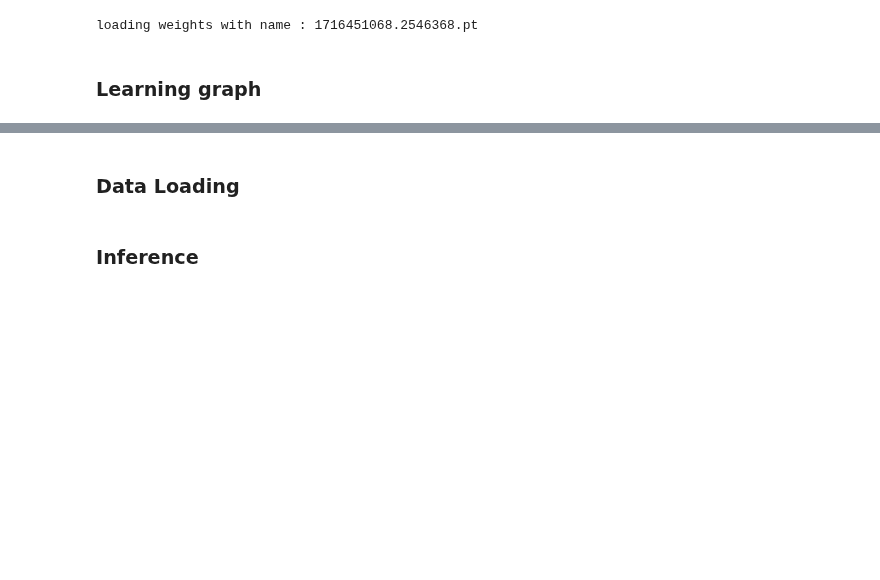
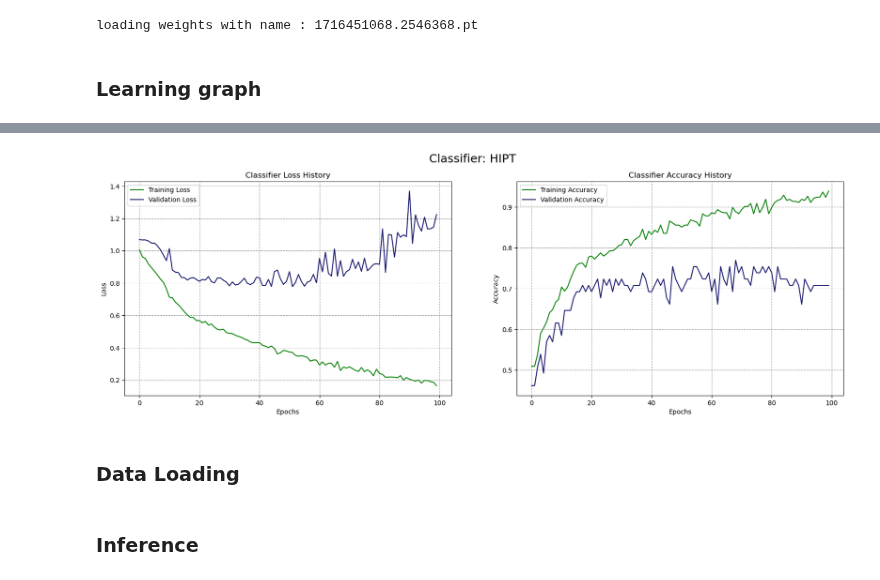
Before and after one commit to Devnetly/Breast-Cancer-Classification, a Jupyter notebook: notebooks/evaluation/attention_models/hipt.ipynb, the cells around one changed output, grey strips where cells are left out. Cells and saved outputs as stored; diff of their text form; code cells hidden in the pictures; blank space fills up the shorter version.

Commit message:
updating curves

```diff
--- a/notebooks/evaluation/attention_models/hipt.ipynb
+++ b/notebooks/evaluation/attention_models/hipt.ipynb
@@ -62,8 +62,8 @@ print(TEST_DIR)
 BATCH_SIZE = 1
 NUM_WORKERS = 0
 PREFETCH_FACTOR = None
-WEIGHTS_FOLDER  = os.path.join(MODELS_DIR, "HIPT_WSI")
-HISTORIES_FOLDER = path = os.path.join(HISTORIES_DIR, "HIPT_WSI")
+WEIGHTS_FOLDER  = os.path.join(MODELS_DIR)
+HISTORIES_FOLDER = path = os.path.join(HISTORIES_DIR)
 # %% [markdown]
 ### Load the model
 # %%
@@ -78,10 +78,3 @@ loading weights with name : 1716451068.2546368.pt
 ### Learning graph
 # %%
 history_df = load_history_from_folder(HISTORIES_FOLDER)
-# %%
-fig, (ax1, ax2) = plt.subplots(ncols=2)
-
-fig.set_size_inches(15, 5)
-
-sns.lineplot(data=history_df, x="epoch", y="loss", hue="split", ax=ax1)
-sns.lineplot(data=history_df, x="epoch", y="accuracy", hue="split", ax=ax2)
@@ -91,3 +81,31 @@ sns.lineplot(data=history_df, x="epoch", y="accuracy", hue="split", ax=ax2)
+# %%
+train_his = history_df[history_df["split"] == "train"]
+val_his = history_df[history_df["split"] == "val"]
+# %%
+def plot_loss_accuracy(train_history, val_history, title):
+    fig, ax = plt.subplots(ncols=2)
+    fig.suptitle(title, fontsize=18)
+    fig.set_size_inches(20,6)
+
+    ax[0].plot(train_history['epoch'], train_history['loss'], label='Training Loss', color='green')
+    ax[0].plot(val_history['epoch'], val_his['loss'], label='Validation Loss', color='midnightblue')
+    ax[0].set_title('Classifier Loss History')
+    ax[0].set_xlabel('Epochs')
+    ax[0].set_ylabel('Loss')
+    ax[0].legend()
+    ax[0].grid(linestyle='dashed', dash_joinstyle='miter', alpha=0.75, zorder=1, color='gray')
+
+    ax[1].plot(train_history['epoch'], train_history['accuracy'], label='Training Accuracy', color='green')
+    ax[1].plot(val_history['epoch'], val_his['accuracy'], label='Validation Accuracy', color='midnightblue')
+    ax[1].set_title('Classifier Accuracy History')
+    ax[1].set_xlabel('Epochs')
+    ax[1].set_ylabel('Accuracy')
+    ax[1].legend()
+    ax[1].grid(linestyle='dashed', dash_joinstyle='miter', alpha=0.75, zorder=1, color='gray')
+# %%
+plot_loss_accuracy(train_history=train_his, val_history=val_his, title="Classifier: HIPT")
+# %% [output]
+[figure, added]
 # %% [markdown]
 ### Data Loading
 # %%
```
Also changed, not shown: parts of 6 cells of this notebook, 9 other files.
